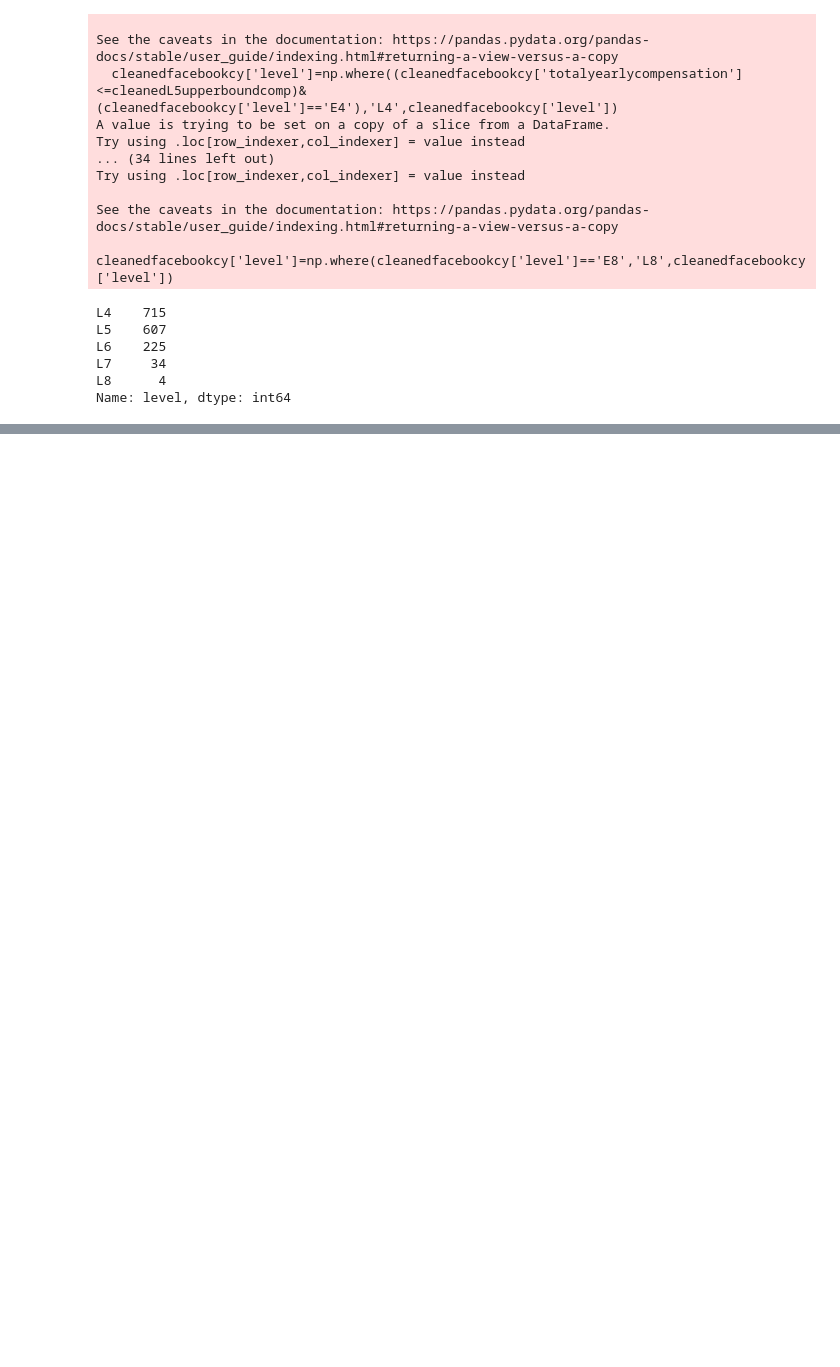
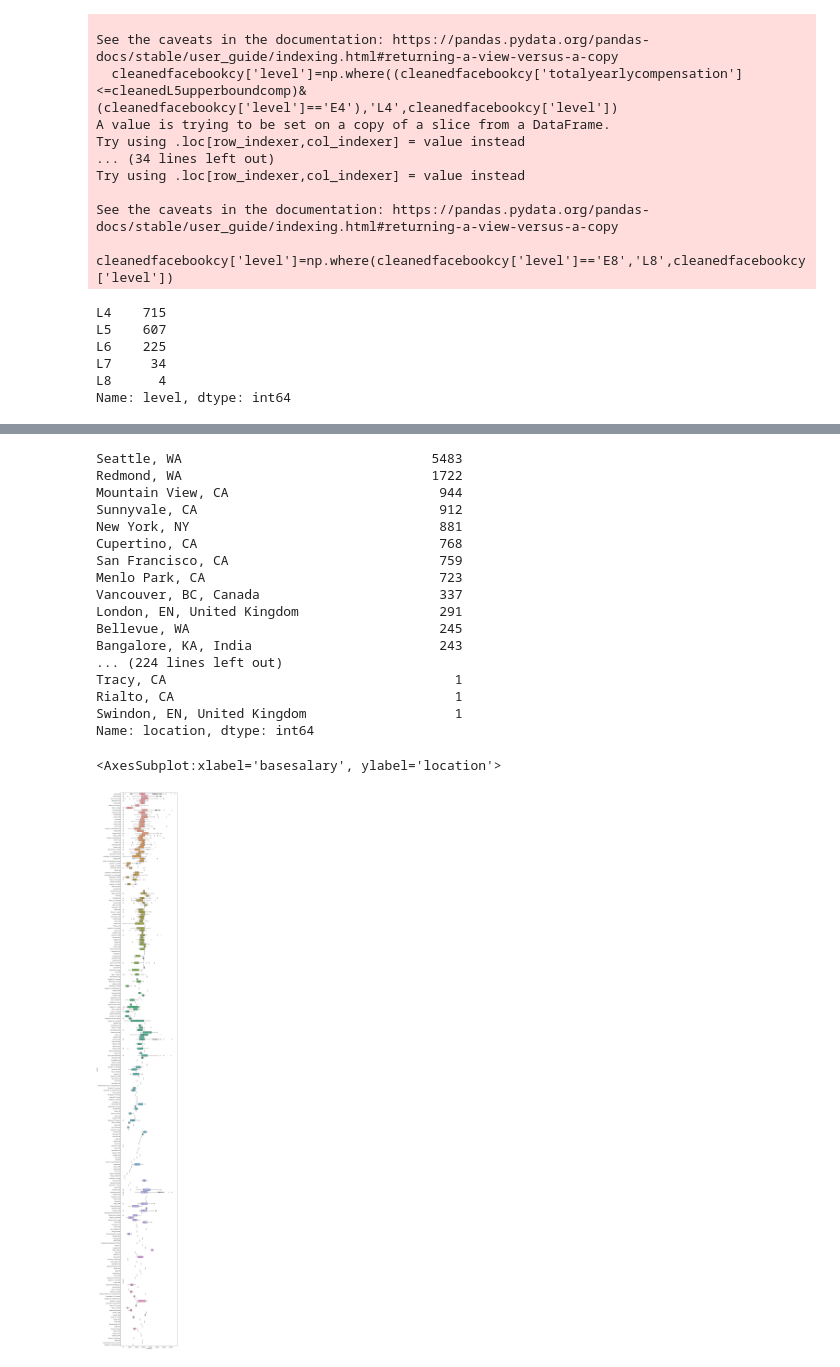
Before and after one commit to CarrotHands/miniprog, a Jupyter notebook: cheeyong.ipynb, the cells around one changed output, grey strips where cells are left out. Cells and saved outputs as stored; diff of their text form; code cells hidden in the pictures; blank space fills up the shorter version.

```diff
--- a/cheeyong.ipynb
+++ b/cheeyong.ipynb
@@ -138,0 +296,24 @@ Name: level, dtype: int64
+# %%
+f= plt.figure(figsize=(10,100))
+print(faamg["location"].value_counts())
+sb.boxplot(data=faamg, x="basesalary",y="location")
+# %% [output]
+Seattle, WA                                5483
+Redmond, WA                                1722
+Mountain View, CA                           944
+Sunnyvale, CA                               912
+New York, NY                                881
+Cupertino, CA                               768
+San Francisco, CA                           759
+Menlo Park, CA                              723
+Vancouver, BC, Canada                       337
+London, EN, United Kingdom                  291
+Bellevue, WA                                245
+Bangalore, KA, India                        243
+... (224 lines left out)
+Tracy, CA                                     1
+Rialto, CA                                    1
+Swindon, EN, United Kingdom                   1
+Name: location, dtype: int64
+<AxesSubplot:xlabel='basesalary', ylabel='location'>
+[figure, added]
```
Also changed, not shown: parts of 5 cells of this notebook.
